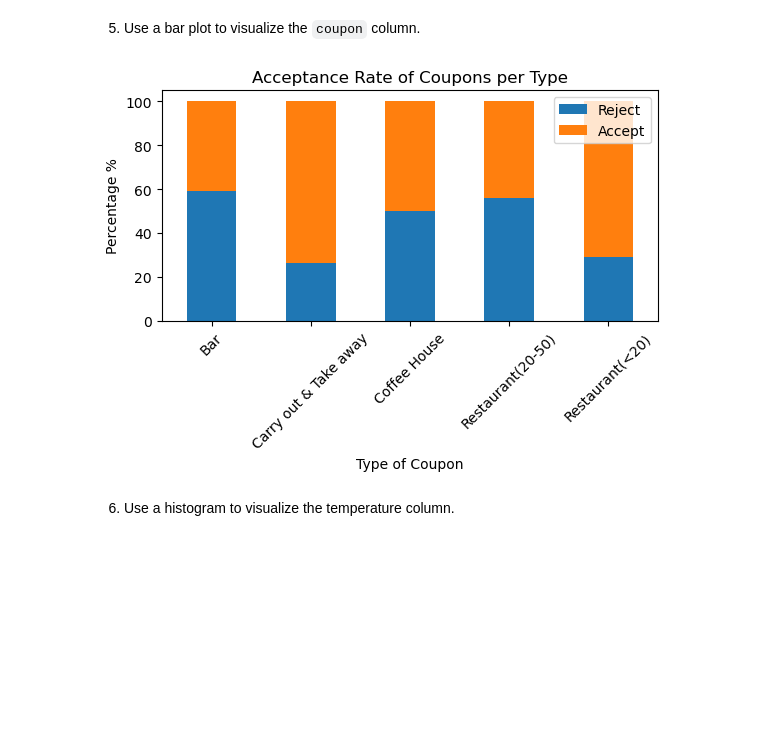
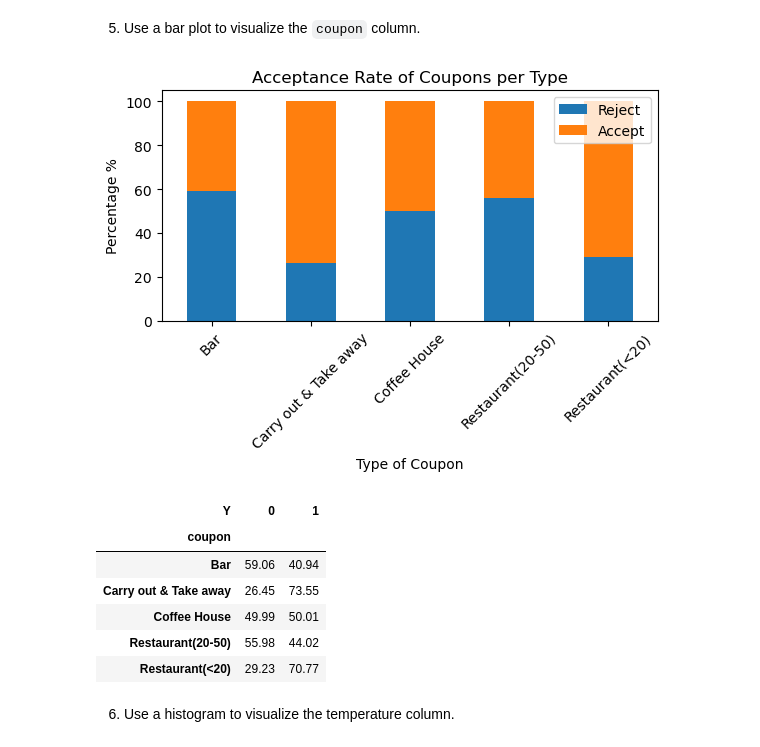
Before and after one commit to cdungca/coupon-acceptance, a Jupyter notebook: prompt.ipynb, the cells around one changed output. Saved outputs shown, nothing was run; the diff lists cells and outputs as text; code cells hidden in the pictures; blank space fills up the shorter version.

```diff
--- a/prompt.ipynb
+++ b/prompt.ipynb
@@ -223,15 +223,24 @@ Name: proportion, dtype: float64
 # %%
 bardf = numericdata.groupby('coupon')['Y'].value_counts(normalize=True).mul(100).round(2).unstack()
 bardf.plot(kind = 'bar', stacked = True, rot=45)
 plt.xlabel ('Type of Coupon')
 plt.ylabel ('Percentage %')
 plt.title ('Acceptance Rate of Coupons per Type')
 plt.legend(['Reject','Accept'])
 plt.subplots_adjust(bottom=0.4)
 plt.savefig('images/acceptance_rate_coupons.png')
 plt.show ()
+
+bardf
 # %% [output]
 [figure]
+| Y | 0 | 1 |
+| coupon |  |  |
+| Bar | 59.06 | 40.94 |
+| Carry out & Take away | 26.45 | 73.55 |
+| Coffee House | 49.99 | 50.01 |
+| Restaurant(20-50) | 55.98 | 44.02 |
+| Restaurant(<20) | 29.23 | 70.77 |
 # %% [markdown]
 6. Use a histogram to visualize the temperature column.
 # %%
```
Also changed, not shown: parts of 2 cells of this notebook, 1 other file.
